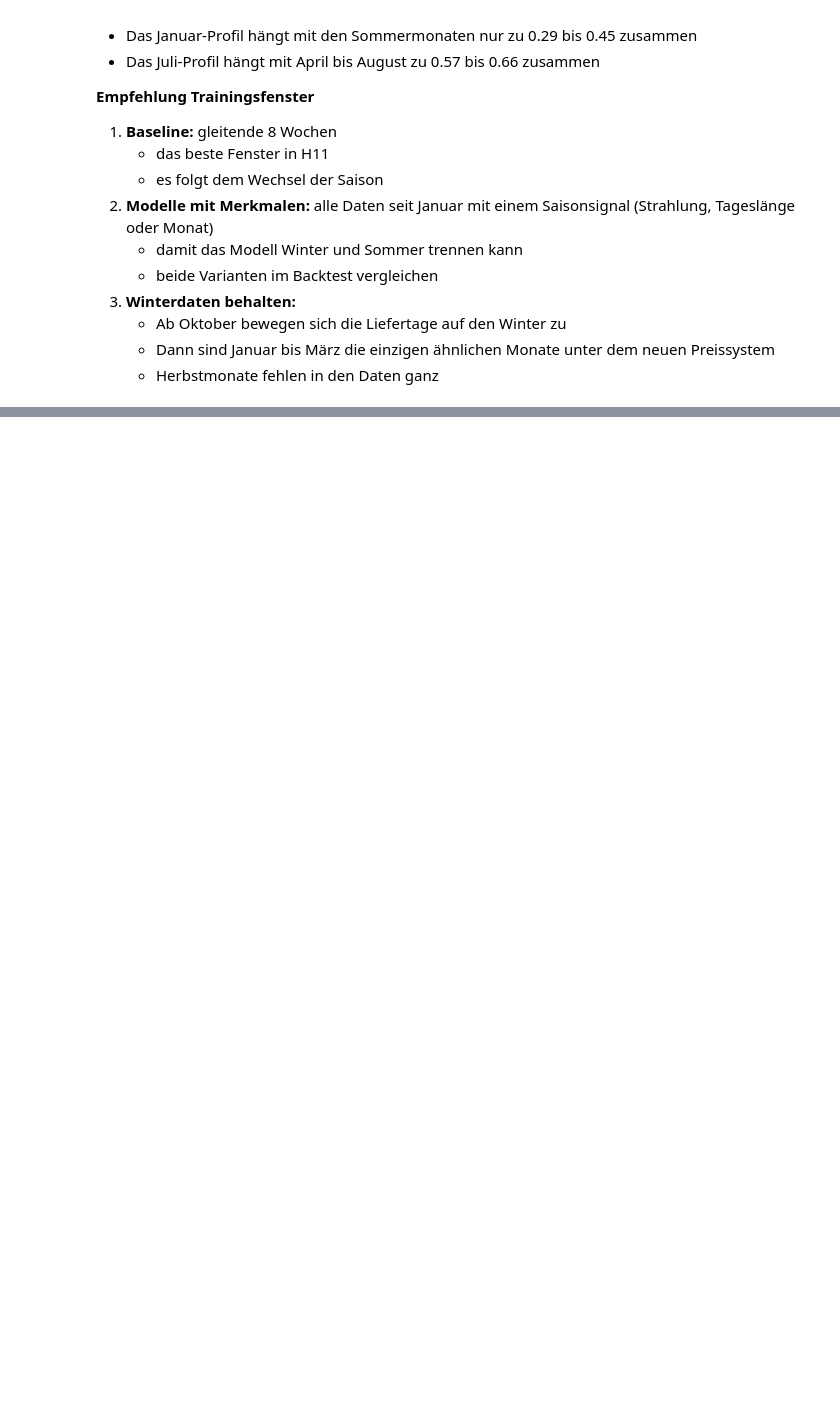
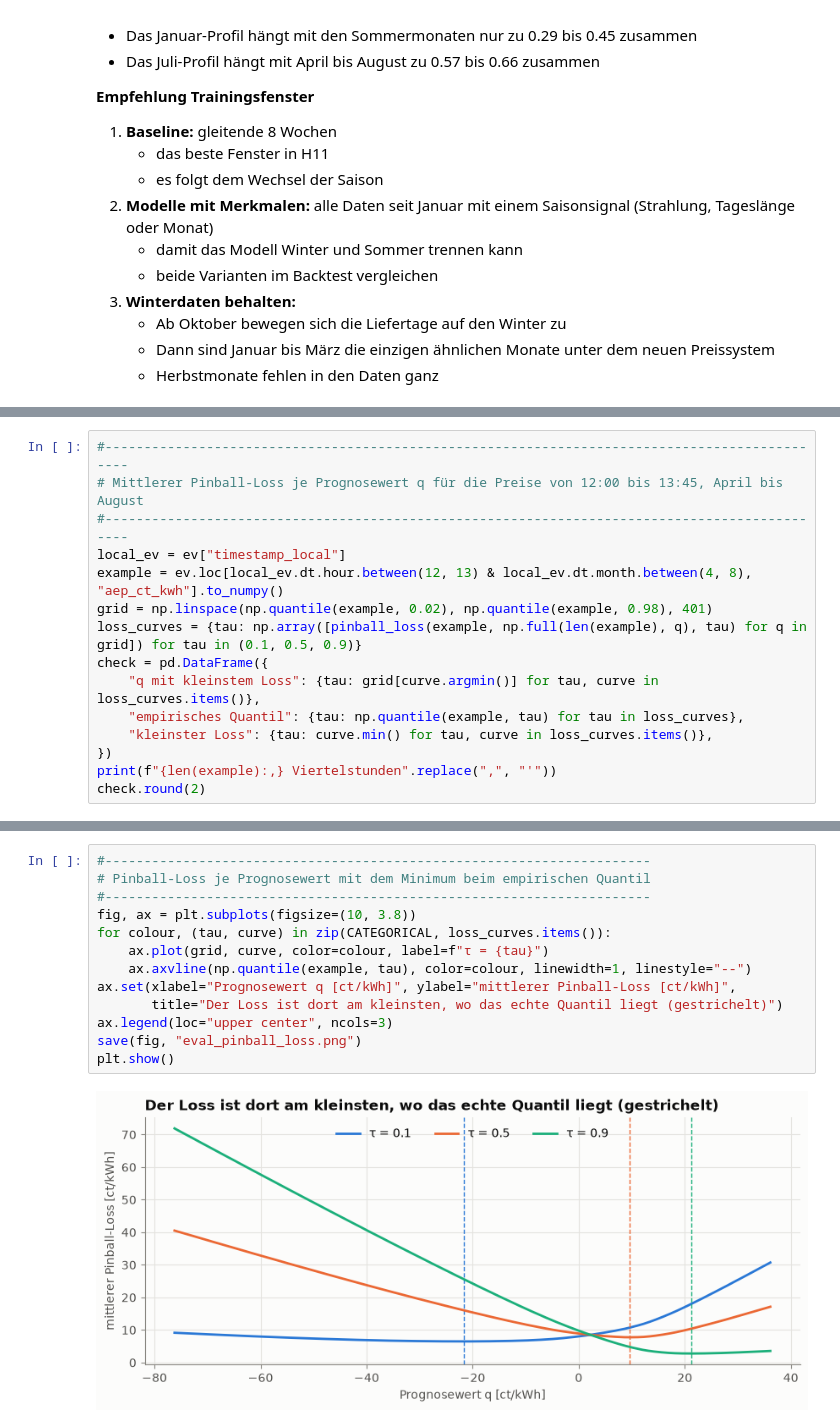
Before and after one commit to ibidreli/energy_price_prediction, a Jupyter notebook: notebooks/01_exploratory_data_analysis.ipynb, the cells around one changed output, grey strips where cells are left out. Cells and saved outputs as stored; diff of their text form; blank space fills up the shorter version.

```diff
--- a/notebooks/01_exploratory_data_analysis.ipynb
+++ b/notebooks/01_exploratory_data_analysis.ipynb
@@ -1975,0 +2203,15 @@ Die Zusammenhänge sind nicht über alle Monate stabil. Im Frühling gibt es ein
+# %%
+#----------------------------------------------------------------------------------------------
+# Mittlerer Pinball-Loss je Prognosewert q für die Preise von 12:00 bis 13:45, April bis August
+#----------------------------------------------------------------------------------------------
+local_ev = ev["timestamp_local"]
+example = ev.loc[local_ev.dt.hour.between(12, 13) & local_ev.dt.month.between(4, 8), "aep_ct_kwh"].to_numpy()
+grid = np.linspace(np.quantile(example, 0.02), np.quantile(example, 0.98), 401)
+loss_curves = {tau: np.array([pinball_loss(example, np.full(len(example), q), tau) for q in grid]) for tau in (0.1, 0.5, 0.9)}
+check = pd.DataFrame({
+    "q mit kleinstem Loss": {tau: grid[curve.argmin()] for tau, curve in loss_curves.items()},
+    "empirisches Quantil": {tau: np.quantile(example, tau) for tau in loss_curves},
+    "kleinster Loss": {tau: curve.min() for tau, curve in loss_curves.items()},
+})
+print(f"{len(example):,} Viertelstunden".replace(",", "'"))
+check.round(2)
@@ -1975,0 +2224,15 @@ Die Zusammenhänge sind nicht über alle Monate stabil. Im Frühling gibt es ein
+# %%
+#----------------------------------------------------------------------
+# Pinball-Loss je Prognosewert mit dem Minimum beim empirischen Quantil
+#----------------------------------------------------------------------
+fig, ax = plt.subplots(figsize=(10, 3.8))
+for colour, (tau, curve) in zip(CATEGORICAL, loss_curves.items()):
+    ax.plot(grid, curve, color=colour, label=f"τ = {tau}")
+    ax.axvline(np.quantile(example, tau), color=colour, linewidth=1, linestyle="--")
+ax.set(xlabel="Prognosewert q [ct/kWh]", ylabel="mittlerer Pinball-Loss [ct/kWh]",
+       title="Der Loss ist dort am kleinsten, wo das echte Quantil liegt (gestrichelt)")
+ax.legend(loc="upper center", ncols=3)
+save(fig, "eval_pinball_loss.png")
+plt.show()
+# %% [output]
+[figure, added]
```
Also changed, not shown: parts of 24 cells of this notebook, 9 other files.
